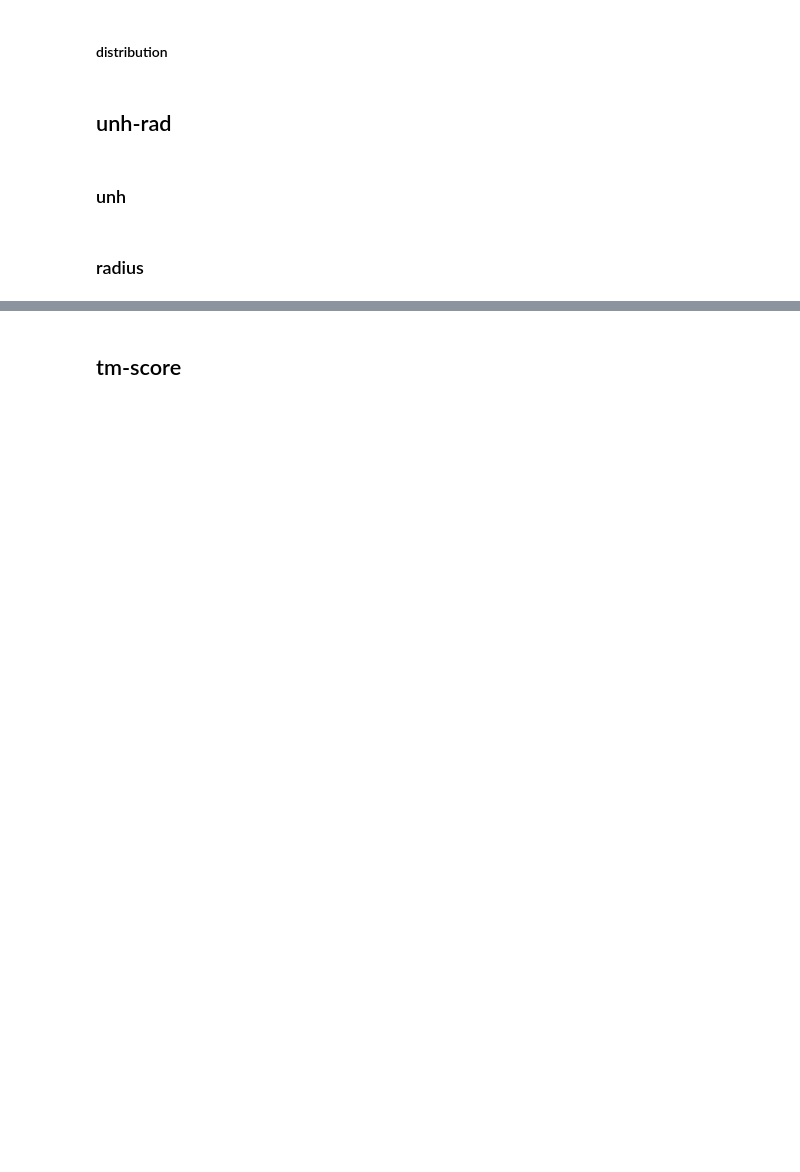
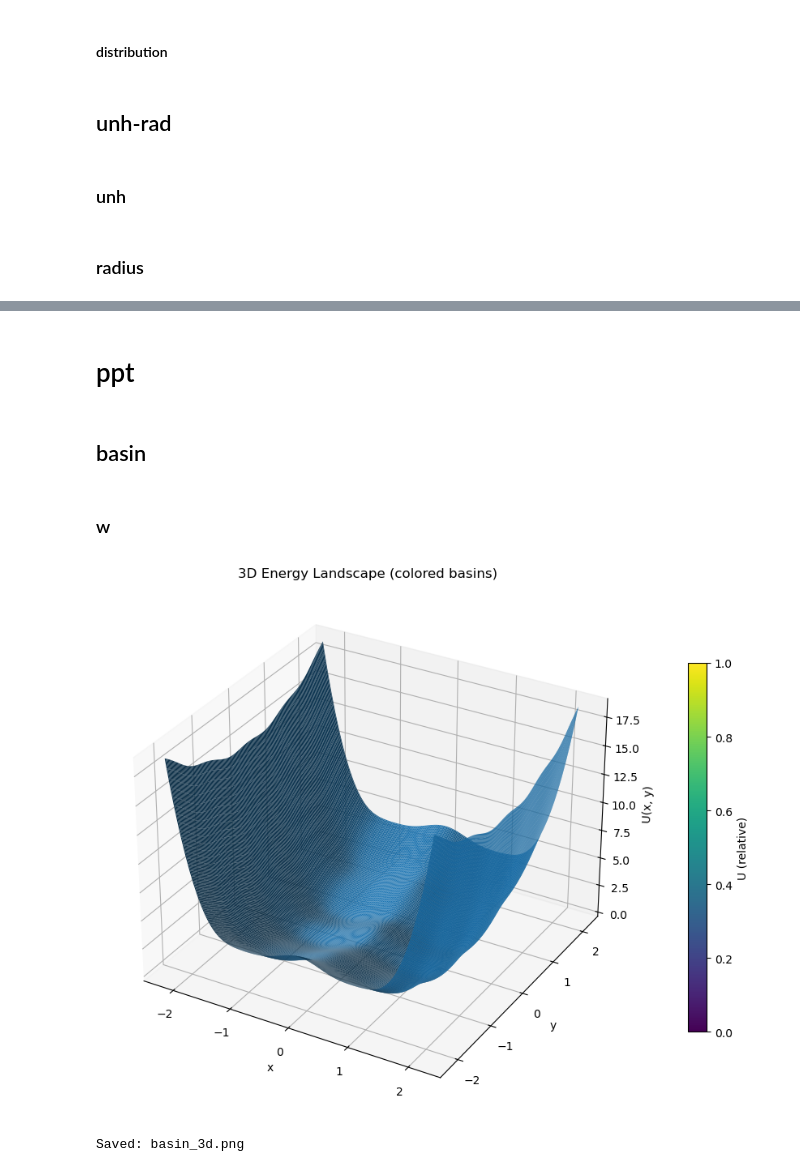
Before and after one commit to 32176701Jeff/mdgen-teaching, a Jupyter notebook: bin/collagen.ipynb, the cells around one changed output, grey strips where cells are left out. Drawn from its saved outputs; the diff is of its cells as text; code cells hidden in the pictures; blank space fills up the shorter version.

```diff
--- a/bin/collagen.ipynb
+++ b/bin/collagen.ipynb
@@ -6279,2 +6155,0 @@ plot_radius_from_pdb(pdb,out)
-# %% [markdown]
-## tm-score
@@ -6359,0 +6156,60 @@ def compute_tmscore_start_end(
+# %% [markdown]
+# ppt
+# %% [markdown]
+## basin
+# %% [markdown]
+### w
+# %%
+import numpy as np
+import matplotlib.pyplot as plt
+
+# =========================================================
+# 3D "basin" energy landscape demo (double-well / rugged)
+# - Outputs a 3D surface with color-coded energy (basins)
+# - Saves: basin_3d.png
+# =========================================================
+
+# Grid
+n = 350
+x = np.linspace(-2.2, 2.2, n)
+y = np.linspace(-2.2, 2.2, n)
+X, Y = np.meshgrid(x, y)
+
+# --- A simple "W-ish" (multi-basin) potential in 2D ---
+# Base double-well along x + confinement in y + small ruggedness
+a = 1.0
+b = 1.0
+k_y = 0.8
+rug_amp = 0.15
+rug_k = 6.0
+
+U = a * (X**2 - b)**2 + k_y * (Y**2)
+U += rug_amp * (np.cos(rug_k * X) + np.cos(rug_k * Y))  # rugged micro-wells
+
+# Normalize for nicer visuals (optional)
+U0 = U.min()
+U = U - U0
+
+# Plot
+fig = plt.figure(figsize=(9, 7))
+ax = fig.add_subplot(111, projection="3d")
+
+# 3D surface with color-coded energy
+surf = ax.plot_surface(X, Y, U, rstride=2, cstride=2, linewidth=0, antialiased=True)
+
+ax.set_xlabel("x")
+ax.set_ylabel("y")
+ax.set_zlabel("U(x, y)")
+ax.set_title("3D Energy Landscape (colored basins)")
+
+# Colorbar (shows energy scale)
+fig.colorbar(surf, ax=ax, shrink=0.7, pad=0.08, label="U (relative)")
+
+plt.tight_layout()
+plt.savefig("/mnt/hdd/jeff/dataset/output/collagen/ppt/basin_3d.png", dpi=200)
+plt.show()
+
+print("Saved: basin_3d.png")
+# %% [output]
+[figure, added]
+Saved: basin_3d.png
```
Also changed, not shown: parts of 53 cells of this notebook, 5 other files.
